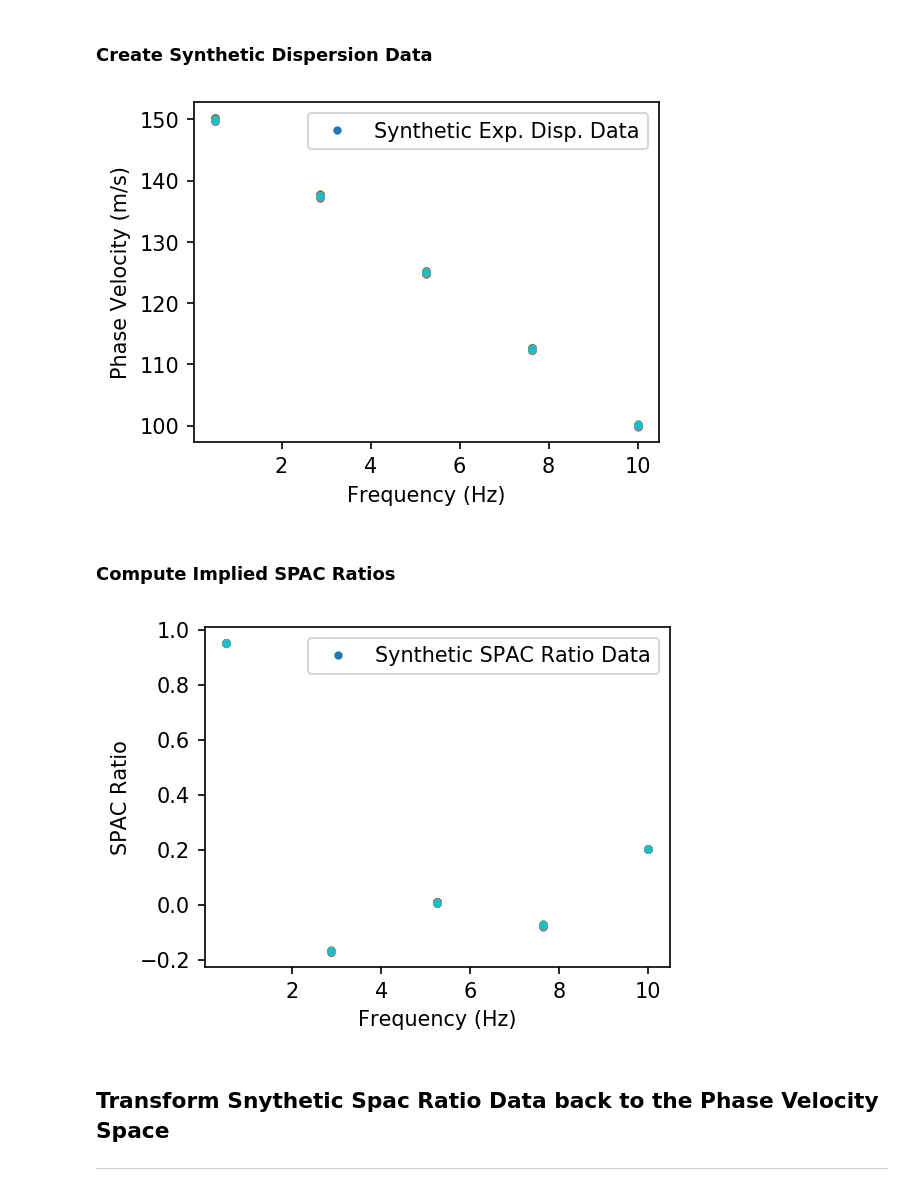
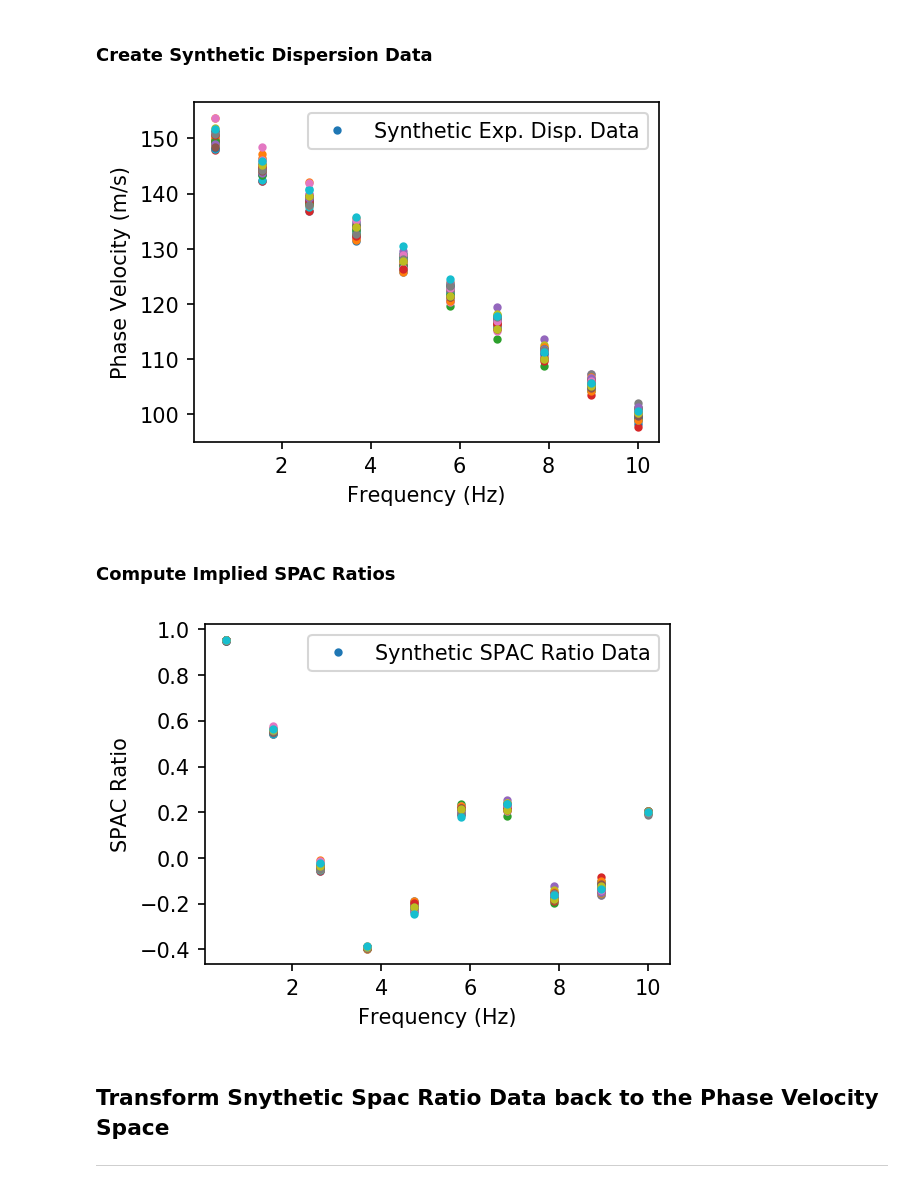
Before and after one commit to jpvantassel/swprocess, a Jupyter notebook: examples/other/mspac_procedure.ipynb, the cells around one changed output. Cells and saved outputs as stored; diff of their text form; code cells hidden in the pictures.

```diff
--- a/examples/other/mspac_procedure.ipynb
+++ b/examples/other/mspac_procedure.ipynb
@@ -17,26 +17,26 @@ import swprocess
 # %%
 rng = np.random.default_rng(1824)
 
-n = 5
-frqs = np.linspace(0.5, 10, n)
-mean = np.linspace(150, 100, n)
-std = mean * np.linspace(0.001, 0.001, n)
+n = 10
+vel_frq = np.linspace(0.5, 10, n)
+vel_mean = np.linspace(150, 100, n)
+vel_std = vel_mean * np.linspace(0.01, 0.01, n)
 
 cov = np.ones((n, n))
-rho = 5
-std2 = std*std
+rho = 2
+std2 = vel_std*vel_std
 rho2 = rho*rho
-for row, f in enumerate(frqs):
-    diff = f-frqs
+for row, f in enumerate(vel_frq):
+    diff = f-vel_frq
     cov[row] = std2*np.exp(-0.5*diff*diff/rho2)
 
-edd = rng.multivariate_normal(mean=mean, cov=cov, size=(30), tol=1E-6)
+edd = rng.multivariate_normal(mean=vel_mean, cov=cov, size=(30), tol=1E-6)
 
 fig, ax = plt.subplots(figsize=(4,3), dpi=150)
 
 label = "Synthetic Exp. Disp. Data"
-for ed in edd:
-    ax.plot(frqs, ed, marker=".", linestyle="", label=label)
+for _edd in edd:
+    ax.plot(vel_frq, _edd, marker=".", linestyle="", label=label)
     label = ""
 
 ax.legend(loc="upper right")
@@ -44,33 +44,33 @@ ax.set_xlabel("Frequency (Hz)")
 ax.set_ylabel("Phase Velocity (m/s)")
 plt.show()
 # %% [output]
-[figure, old version]
+[figure, new version]
 # %% [markdown]
 ### Compute Implied SPAC Ratios
 # %%
 # Assume data came from the vertical component of a ring spanning 20 - 22 m.
 meta = dict(component=0, dmin=20, dmax=22)
 spac_ratio_fxn = swprocess.SpacCurve.theoretical_spac_ratio_function_general(**meta)
 meta["ring"] = 0
 meta["time"] = "0"
-spaccurve = swprocess.SpacCurve(frqs, spac_ratio_fxn(frqs, edd[0]), **meta)
+spaccurve = swprocess.SpacCurve(vel_frq, spac_ratio_fxn(vel_frq, edd[0]), **meta)
 spaccurvesuite = swprocess.SpacCurveSuite(spaccurve)
 for index, _edd in enumerate(edd[1:], 1):
-    spaccurve = swprocess.SpacCurve(frqs, spac_ratio_fxn(frqs, edd[index]), **meta)
+    spaccurve = swprocess.SpacCurve(vel_frq, spac_ratio_fxn(vel_frq, edd[index]), **meta)
     spaccurvesuite.append(spaccurve)
 
 fig, ax = plt.subplots(figsize=(4,3), dpi=150)
 label = "Synthetic SPAC Ratio Data"
 for spaccurve in spaccurvesuite:
     ax.plot(spaccurve.frequencies, spaccurve.ratios, marker=".", linestyle="", label=label)
     label = ""
 
 ax.legend(loc="upper right")
 ax.set_xlabel("Frequency (Hz)")
 ax.set_ylabel("SPAC Ratio")
 plt.show()
 # %% [output]
-[figure, old version]
+[figure, new version]
 # %% [markdown]
 ## Transform Snythetic Spac Ratio Data back to the Phase Velocity Space
 ---
```
Also changed, not shown: parts of 3 cells of this notebook, 1 other file.
